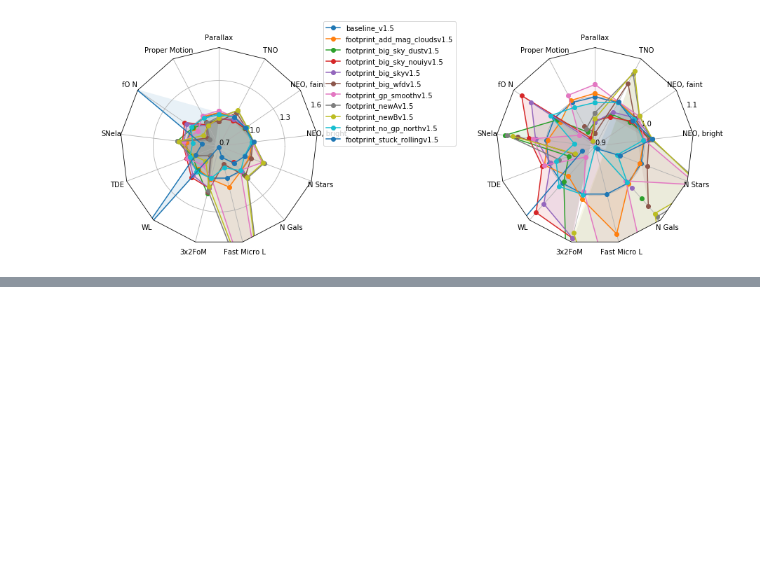
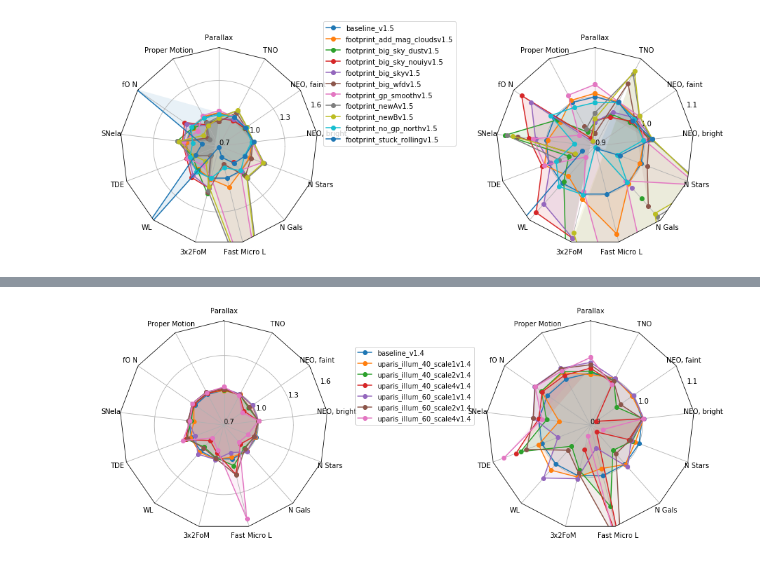
Before and after one commit to lsst-pst/pstn-051, a Jupyter notebook: plots/radar_plots.ipynb, the cells around one changed output, grey strips where cells are left out. Cells and saved outputs as stored; diff of their text form; code cells hidden in the pictures; blank space fills up the shorter version.

```diff
--- a/plots/radar_plots.ipynb
+++ b/plots/radar_plots.ipynb
@@ -433,0 +451,18 @@ fig.savefig('radar_plots/footprints_radar.pdf')
+# %%
+runs = ['baseline_v1.4',
+ 'uparis_illum_40_scale1v1.4',
+ 'uparis_illum_40_scale2v1.4',
+ 'uparis_illum_40_scale4v1.4',
+ 'uparis_illum_60_scale1v1.4',
+ 'uparis_illum_60_scale2v1.4',
+ 'uparis_illum_60_scale4v1.4'
+ ]
+data_normed = norm_df(data, runs, cols, norm_run='baseline_v1.4',
+                      invert_cols=['parallax_best18k', 'properMotion_best18k'])
+data_normed = data_normed.rename(columns=name_mapper)
+
+fig, ax = radar2(data_normed, legend=True)
+fig.tight_layout()
+fig.savefig('radar_plots/upairs60_radar.pdf')
+# %% [output]
+[figure, added]
```
Also changed, not shown: parts of 3 cells of this notebook, 31 other files.
